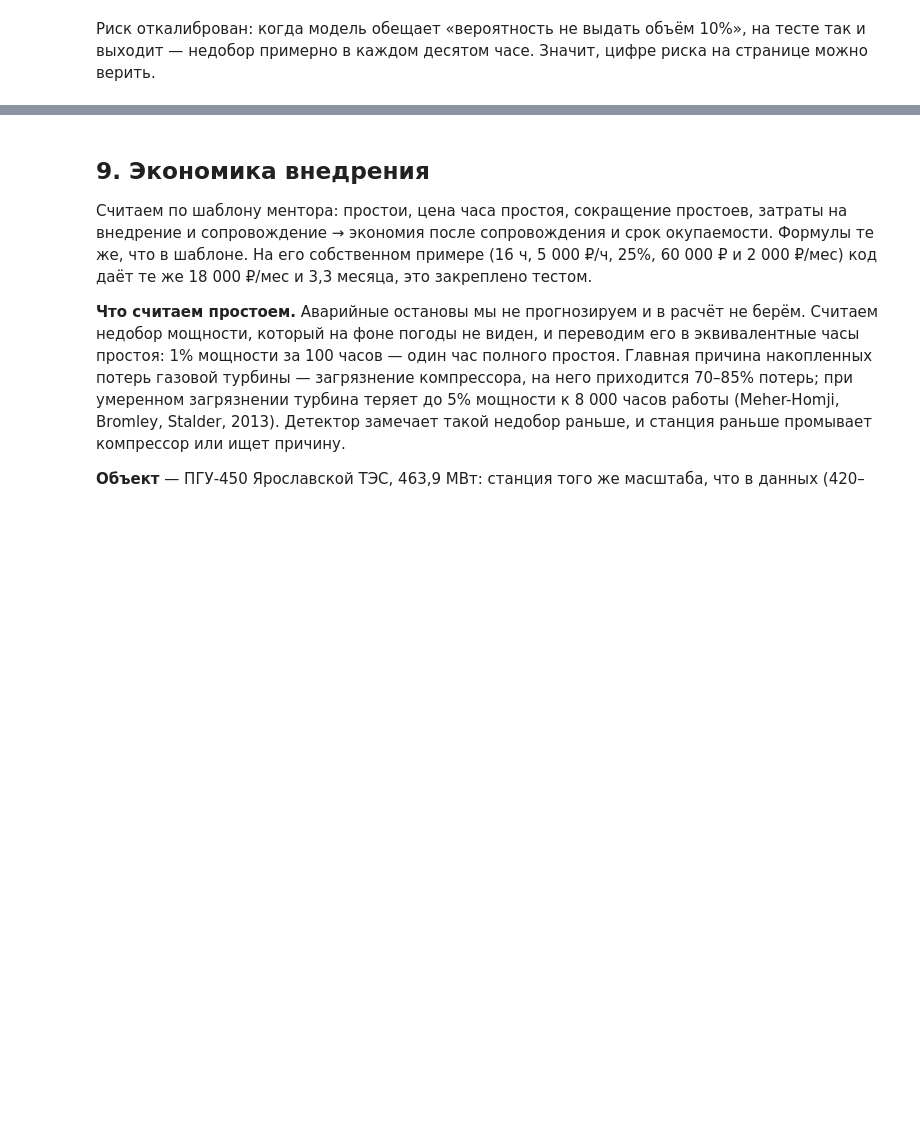
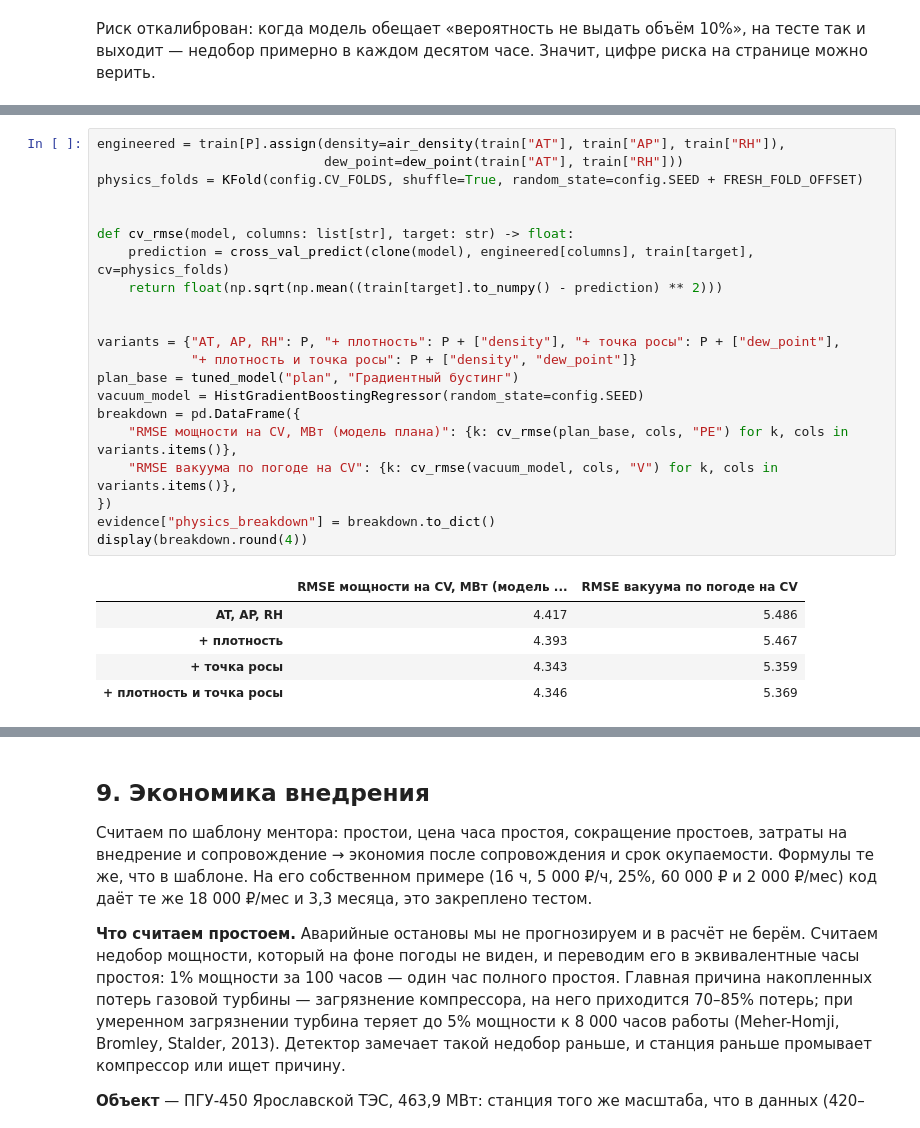
Before and after one commit to eFoggye/etalon-pgu, a Jupyter notebook: notebooks/research.ipynb, the cells around one changed output, grey strips where cells are left out. Drawn from its saved outputs; the diff is of its cells as text; blank space fills up the shorter version.

```diff
--- a/notebooks/research.ipynb
+++ b/notebooks/research.ipynb
@@ -889,0 +923,27 @@ print("Результаты проверок сохранены: reports/evidenc
+# %%
+engineered = train[P].assign(density=air_density(train["AT"], train["AP"], train["RH"]),
+                             dew_point=dew_point(train["AT"], train["RH"]))
+physics_folds = KFold(config.CV_FOLDS, shuffle=True, random_state=config.SEED + FRESH_FOLD_OFFSET)
+
+
+def cv_rmse(model, columns: list[str], target: str) -> float:
+    prediction = cross_val_predict(clone(model), engineered[columns], train[target], cv=physics_folds)
+    return float(np.sqrt(np.mean((train[target].to_numpy() - prediction) ** 2)))
+
+
+variants = {"AT, AP, RH": P, "+ плотность": P + ["density"], "+ точка росы": P + ["dew_point"],
+            "+ плотность и точка росы": P + ["density", "dew_point"]}
+plan_base = tuned_model("plan", "Градиентный бустинг")
+vacuum_model = HistGradientBoostingRegressor(random_state=config.SEED)
+breakdown = pd.DataFrame({
+    "RMSE мощности на CV, МВт (модель плана)": {k: cv_rmse(plan_base, cols, "PE") for k, cols in variants.items()},
+    "RMSE вакуума по погоде на CV": {k: cv_rmse(vacuum_model, cols, "V") for k, cols in variants.items()},
+})
+evidence["physics_breakdown"] = breakdown.to_dict()
+display(breakdown.round(4))
+# %% [output]
+|  | RMSE мощности на CV, МВт (модель ... | RMSE вакуума по погоде на CV |
+| AT, AP, RH | 4.417 | 5.486 |
+| + плотность | 4.393 | 5.467 |
+| + точка росы | 4.343 | 5.359 |
+| + плотность и точка росы | 4.346 | 5.369 |
```
Also changed, not shown: parts of 5 cells of this notebook, 6 other files.
